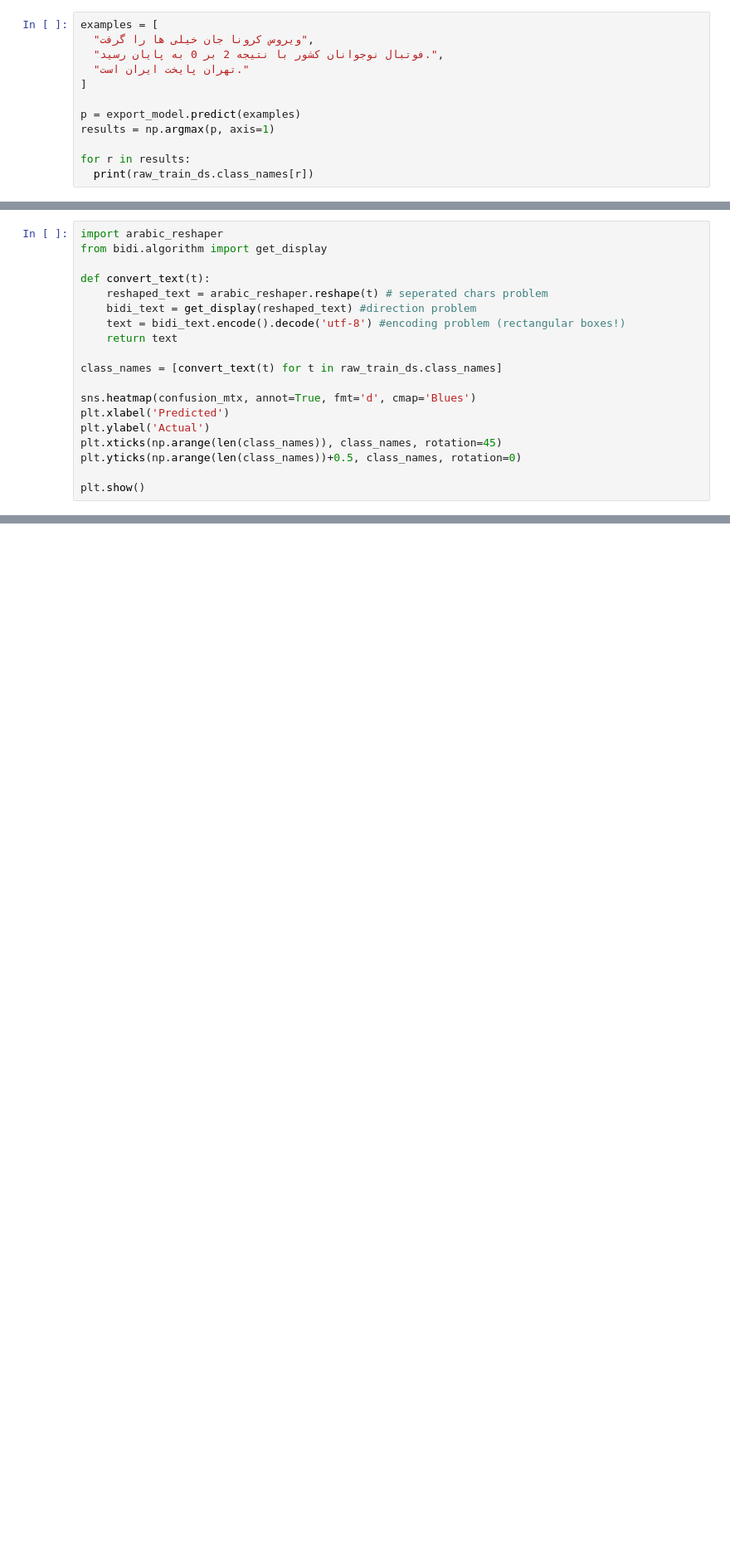
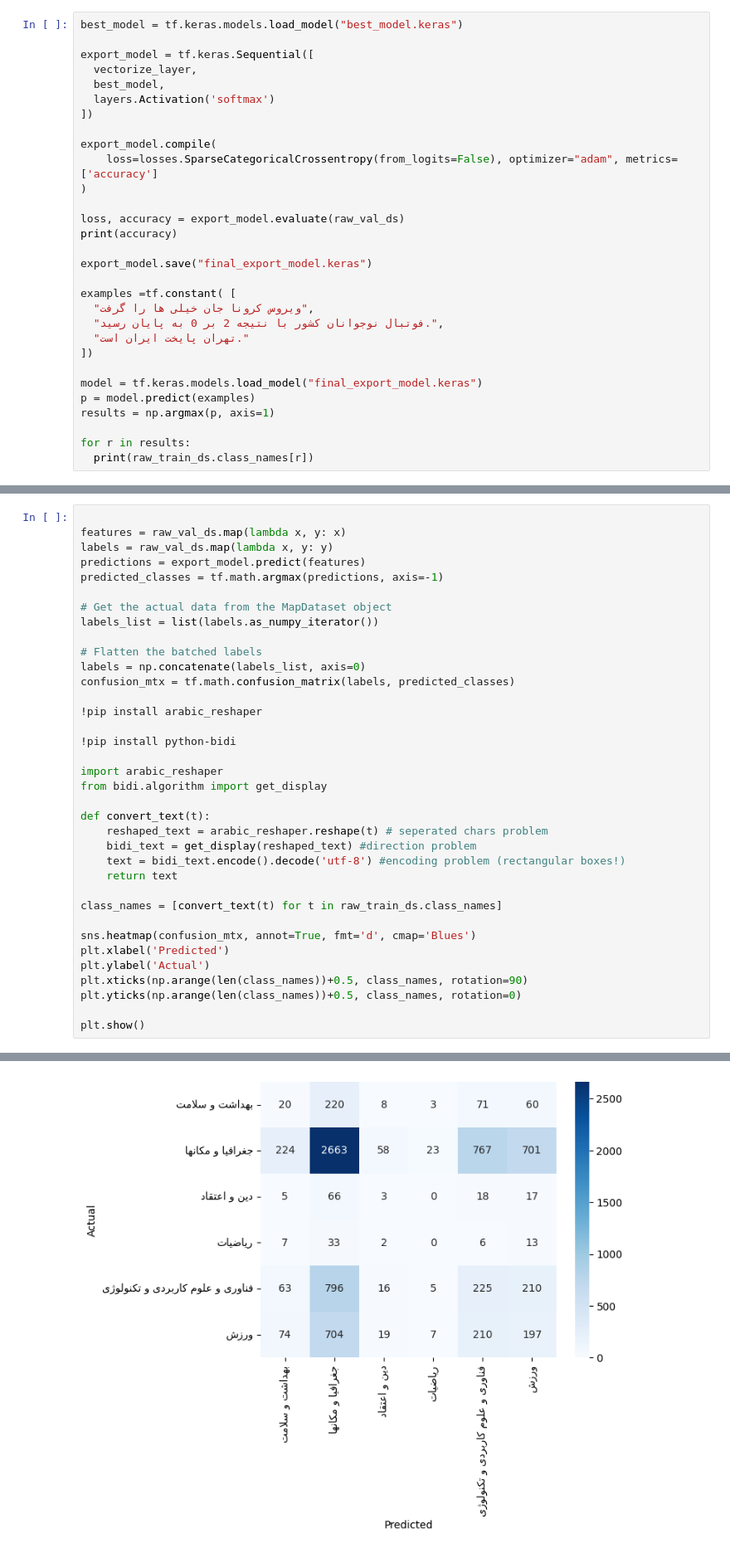
Before and after one commit to zahra-alimoradi/Persian_Text_classification, a Jupyter notebook: Persian-Text-Classification.ipynb, the cells around one changed output, grey strips where cells are left out. Shown at 83% size. Saved outputs shown, nothing was run; the diff lists cells and outputs as text; blank space fills up the shorter version.

Commit message:
Add notebook and model

```diff
--- a/Persian-Text-Classification.ipynb
+++ b/Persian-Text-Classification.ipynb
@@ -182,11 +260,29 @@ print(accuracy)
 # %%
-examples = [
+best_model = tf.keras.models.load_model("best_model.keras")
+
+export_model = tf.keras.Sequential([
+  vectorize_layer,
+  best_model,
+  layers.Activation('softmax')
+])
+
+export_model.compile(
+    loss=losses.SparseCategoricalCrossentropy(from_logits=False), optimizer="adam", metrics=['accuracy']
+)
+
+loss, accuracy = export_model.evaluate(raw_val_ds)
+print(accuracy)
+
+export_model.save("final_export_model.keras")
+
+examples =tf.constant( [
   "ویروس کرونا جان خیلی ها را گرفت",
   "فوتبال نوجوانان کشور با نتیجه 2 بر 0 به پایان رسید.",
   "تهران پایخت ایران است."
-]
+])
 
-p = export_model.predict(examples)
+model = tf.keras.models.load_model("final_export_model.keras")
+p = model.predict(examples)
 results = np.argmax(p, axis=1)
 
 for r in results:
@@ -218,4 +297,21 @@ plt.show()
 # %%
+
+features = raw_val_ds.map(lambda x, y: x)
+labels = raw_val_ds.map(lambda x, y: y)
+predictions = export_model.predict(features)
+predicted_classes = tf.math.argmax(predictions, axis=-1)
+
+# Get the actual data from the MapDataset object
+labels_list = list(labels.as_numpy_iterator())
+
+# Flatten the batched labels
+labels = np.concatenate(labels_list, axis=0)
+confusion_mtx = tf.math.confusion_matrix(labels, predicted_classes)
+
+!pip install arabic_reshaper
+
+!pip install python-bidi
+
 import arabic_reshaper
 from bidi.algorithm import get_display
 
@@ -230,7 +326,8 @@ class_names = [convert_text(t) for t in raw_train_ds.class_names]
 sns.heatmap(confusion_mtx, annot=True, fmt='d', cmap='Blues')
 plt.xlabel('Predicted')
 plt.ylabel('Actual')
-plt.xticks(np.arange(len(class_names)), class_names, rotation=45)
+plt.xticks(np.arange(len(class_names))+0.5, class_names, rotation=90)
 plt.yticks(np.arange(len(class_names))+0.5, class_names, rotation=0)
 
 plt.show()
+# %% [output]
@@ -237,3 +345,4 @@ plt.show()
+[figure, added]
 # %%
 from sklearn.metrics import classification_report
 report = classification_report(labels, predicted_classes)
```
Also changed, not shown: parts of 31 cells of this notebook.
